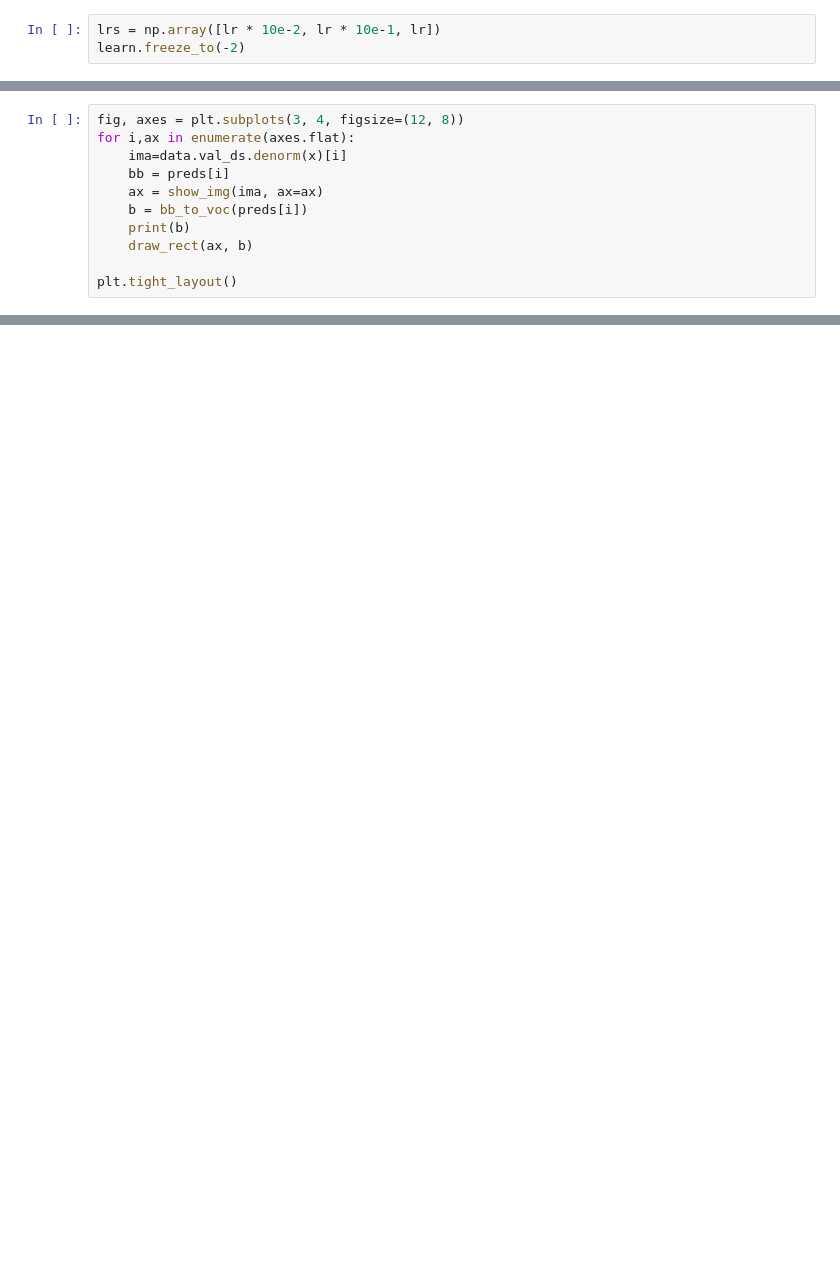
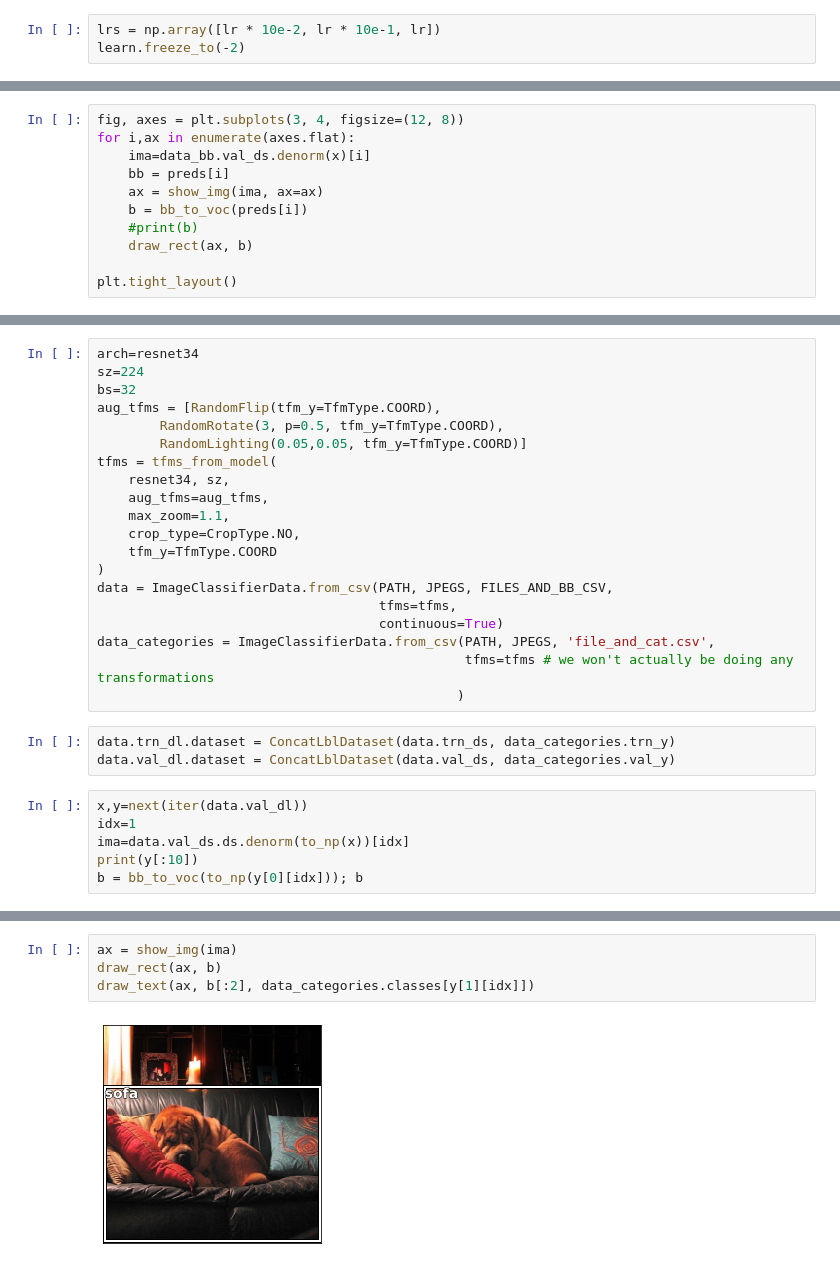
Before and after one commit to nrhodes/cs152fa2018, a Jupyter notebook: notebooks/ObjectDetection.ipynb, the cells around one changed output, grey strips where cells are left out. Saved outputs shown, nothing was run; the diff lists cells and outputs as text; blank space fills up the shorter version.

```diff
--- a/notebooks/ObjectDetection.ipynb
+++ b/notebooks/ObjectDetection.ipynb
@@ -397,11 +369,11 @@ print(y[:5], preds[:5])
 # %%
 fig, axes = plt.subplots(3, 4, figsize=(12, 8))
 for i,ax in enumerate(axes.flat):
-    ima=data.val_ds.denorm(x)[i]
+    ima=data_bb.val_ds.denorm(x)[i]
     bb = preds[i]
     ax = show_img(ima, ax=ax)
     b = bb_to_voc(preds[i])
-    print(b)
+    #print(b)
     draw_rect(ax, b)
 
 plt.tight_layout()
@@ -422,0 +398,29 @@ Clipping input data to the valid range for imshow with RGB data ([0..1] for floa
+# %%
+arch=resnet34
+sz=224
+bs=32
+aug_tfms = [RandomFlip(tfm_y=TfmType.COORD),
+        RandomRotate(3, p=0.5, tfm_y=TfmType.COORD),
+        RandomLighting(0.05,0.05, tfm_y=TfmType.COORD)]
+tfms = tfms_from_model(
+    resnet34, sz,
+    aug_tfms=aug_tfms,
+    max_zoom=1.1,
+    crop_type=CropType.NO,
+    tfm_y=TfmType.COORD
+)
+data = ImageClassifierData.from_csv(PATH, JPEGS, FILES_AND_BB_CSV,
+                                    tfms=tfms,
+                                    continuous=True)
+data_categories = ImageClassifierData.from_csv(PATH, JPEGS, 'file_and_cat.csv',
+                                               tfms=tfms # we won't actually be doing any transformations
+                                              )
+# %%
+data.trn_dl.dataset = ConcatLblDataset(data.trn_ds, data_categories.trn_y)
+data.val_dl.dataset = ConcatLblDataset(data.val_ds, data_categories.val_y)
+# %%
+x,y=next(iter(data.val_dl))
+idx=1
+ima=data.val_ds.ds.denorm(to_np(x))[idx]
+print(y[:10])
+b = bb_to_voc(to_np(y[0][idx])); b
@@ -422,0 +446,6 @@ Clipping input data to the valid range for imshow with RGB data ([0..1] for floa
+# %%
+ax = show_img(ima)
+draw_rect(ax, b)
+draw_text(ax, b[:2], data_categories.classes[y[1][idx]])
+# %% [output]
+[figure, added]
```
Also changed, not shown: parts of 34 cells of this notebook.
